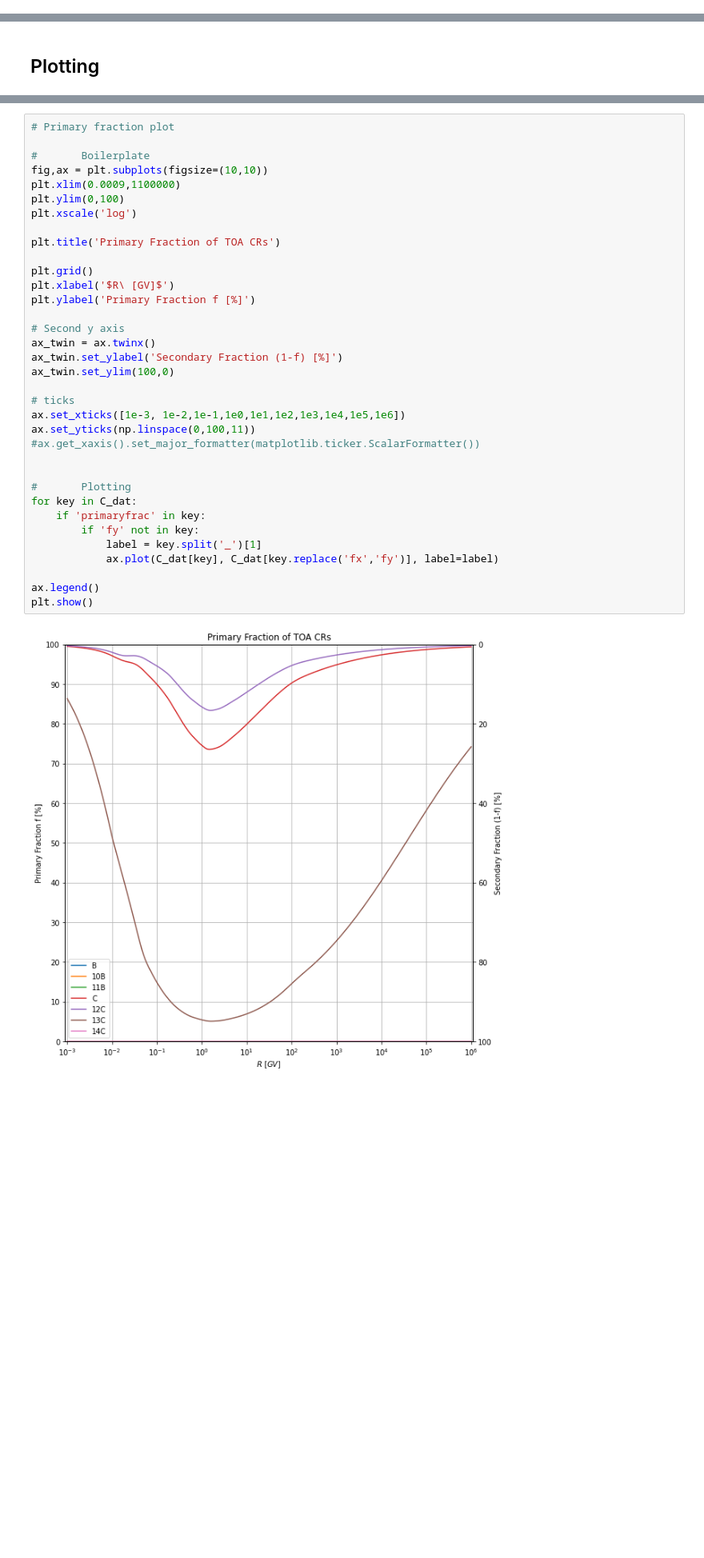
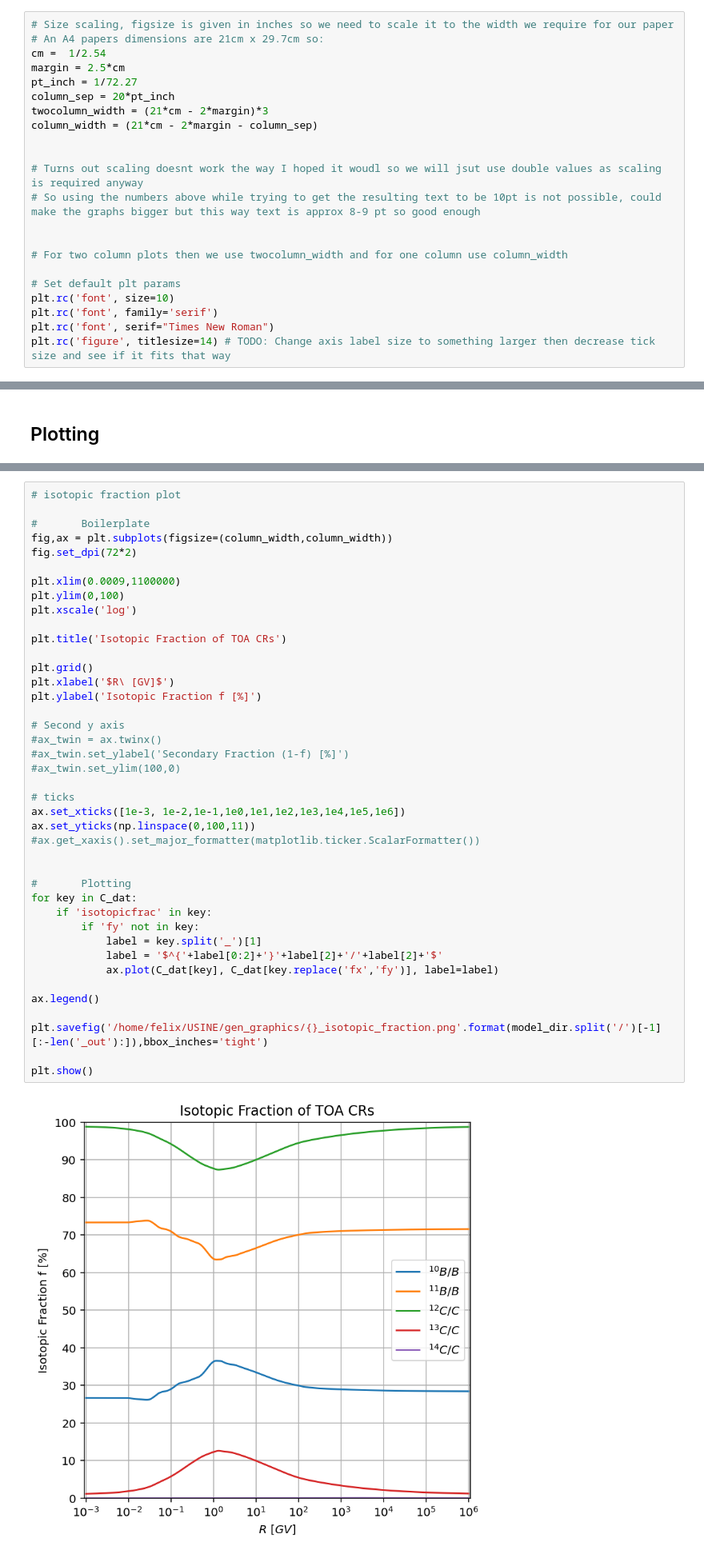
Before and after one commit to Naderschah/USINE_docker, a Jupyter notebook: gen_graphs.ipynb, the cells around one changed output, grey strips where cells are left out. Shown at 80% size. Saved outputs shown, nothing was run; the diff lists cells and outputs as text; blank space fills up the shorter version.

Commit message:
Added some models graphics etc

```diff
--- a/gen_graphs.ipynb
+++ b/gen_graphs.ipynb
@@ -5,6 +5,28 @@ import matplotlib.pyplot as plt
 import matplotlib
 import pandas as pd
 from scipy.interpolate import interp1d
+# %%
+# Size scaling, figsize is given in inches so we need to scale it to the width we require for our paper
+# An A4 papers dimensions are 21cm x 29.7cm so:
+cm =  1/2.54
+margin = 2.5*cm
+pt_inch = 1/72.27
+column_sep = 20*pt_inch
+twocolumn_width = (21*cm - 2*margin)*3
+column_width = (21*cm - 2*margin - column_sep)
+
+
+# Turns out scaling doesnt work the way I hoped it woudl so we will jsut use double values as scaling is required anyway
+# So using the numbers above while trying to get the resulting text to be 10pt is not possible, could make the graphs bigger but this way text is approx 8-9 pt so good enough
+
+
+# For two column plots then we use twocolumn_width and for one column use column_width
+
+# Set default plt params
+plt.rc('font', size=10)
+plt.rc('font', family='serif')
+plt.rc('font', serif="Times New Roman")
+plt.rc('figure', titlesize=14) # TODO: Change axis label size to something larger then decrease tick size and see if it fits that way
 # %%
 # Set model dir:
 
@@ -72,37 +150,43 @@ dict_keys(['LiB', 'Si', 'SiO', 'BeB', 'BeC', 'LiO', 'CO', 'H', 'HeO', 'N', 'B',
 # %%
-# Primary fraction plot
+# isotopic fraction plot
 
 #       Boilerplate
-fig,ax = plt.subplots(figsize=(10,10))
+fig,ax = plt.subplots(figsize=(column_width,column_width))
+fig.set_dpi(72*2)
+
 plt.xlim(0.0009,1100000)
 plt.ylim(0,100)
 plt.xscale('log')
 
-plt.title('Primary Fraction of TOA CRs')
+plt.title('Isotopic Fraction of TOA CRs')
 
 plt.grid()
 plt.xlabel('$R\ [GV]$')
-plt.ylabel('Primary Fraction f [%]')
+plt.ylabel('Isotopic Fraction f [%]')
 
 # Second y axis
-ax_twin = ax.twinx()
-ax_twin.set_ylabel('Secondary Fraction (1-f) [%]')
-ax_twin.set_ylim(100,0)
+#ax_twin = ax.twinx()
+#ax_twin.set_ylabel('Secondary Fraction (1-f) [%]')
+#ax_twin.set_ylim(100,0)
 
 # ticks
 ax.set_xticks([1e-3, 1e-2,1e-1,1e0,1e1,1e2,1e3,1e4,1e5,1e6])
 ax.set_yticks(np.linspace(0,100,11))
 #ax.get_xaxis().set_major_formatter(matplotlib.ticker.ScalarFormatter())
 
 
 #       Plotting
 for key in C_dat:
-    if 'primaryfrac' in key:
+    if 'isotopicfrac' in key:
         if 'fy' not in key:
             label = key.split('_')[1]
+            label = '$^{'+label[0:2]+'}'+label[2]+'/'+label[2]+'$'
             ax.plot(C_dat[key], C_dat[key.replace('fx','fy')], label=label)
 
 ax.legend()
+
+plt.savefig('/home/felix/USINE/gen_graphics/{}_isotopic_fraction.png'.format(model_dir.split('/')[-1][:-len('_out'):]),bbox_inches='tight')
+
 plt.show()
 # %% [output]
-[figure, old version]
+[figure, new version]
```
Also changed, not shown: parts of 11 cells of this notebook, 20 other files.
